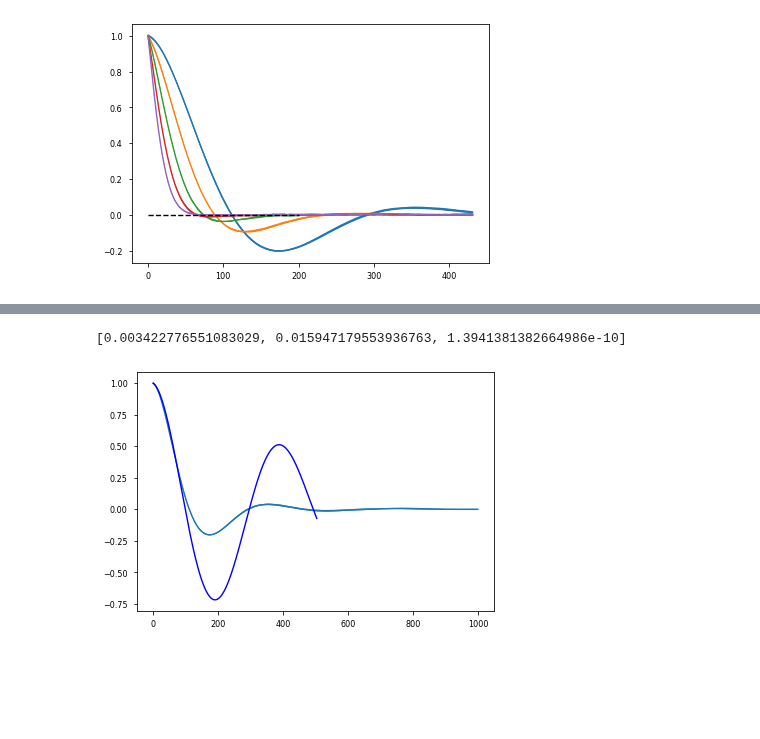
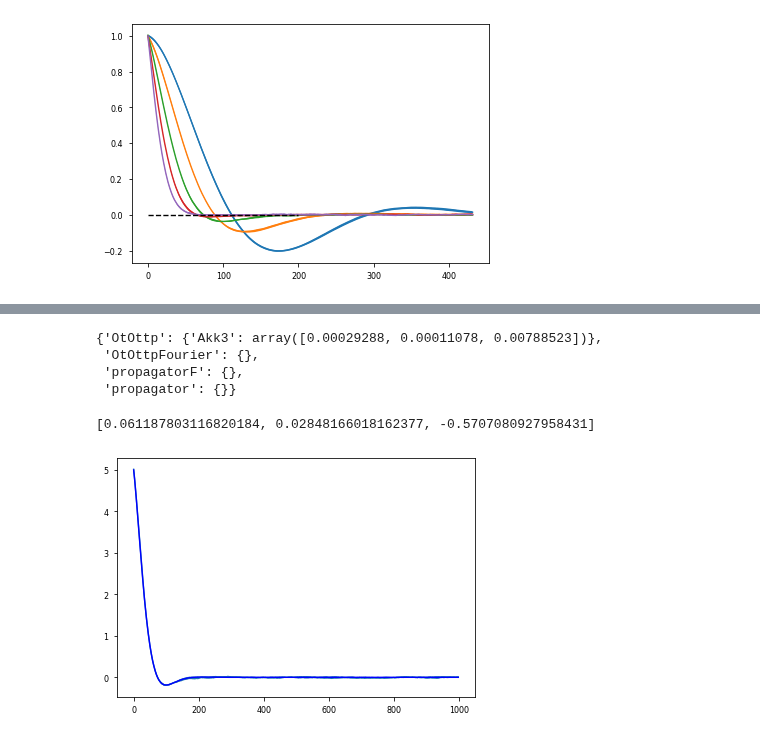
Before and after one commit to jannisgebbo/langevinA, a Jupyter notebook: jupyter_notebooks/ModelG_k_dependence.ipynb, the cells around one changed output, grey strips where cells are left out. Cells and saved outputs as stored; diff of their text form; code cells hidden in the pictures; blank space fills up the shorter version.

```diff
--- a/jupyter_notebooks/ModelG_k_dependence.ipynb
+++ b/jupyter_notebooks/ModelG_k_dependence.ipynb
@@ -16,19 +16,17 @@ from fitv2 import *
 import h5py
 
 
-from scipy.optimize import curve_fit
-from scipy.integrate import quad
 
-from scipy.interpolate import interp1d
-from scipy.optimize import minimize
+#processedDataDir = "../data/processedv4/"
 
 
-processedDataDir = "../data/processedv4/"
-processedDataDir = "../python/"
+#This is the path to were you saved the processed correlators.
+processedDataDir = "../processed/"
+
 
 gdir = '../gnuplot_data/'
 
-%load_ext gnuplot_kernel
+#%load_ext gnuplot_kernel
 
 
 dt=0.72
@@ -54,4 +79,4 @@ plt.plot([0,200],[0,0],'--k')
 # %%
 fitter= dict()
 
-fitter["Akk1"] = Fitter(data, chi0 = chi0, chiperp = 1, L=80, k = 1)
+fitter["Akk3"] = Fitter(data, chi0 = chi0, chiperp = 1, L=80, k = 3)
@@ -60,3 +89,3 @@ fitter["Akk1"].setParValues("OtOttp", "Akk1", [10,1,0.1])
 # %%
-fitter["Akk1"].fit("OtOttp", "Akk1", maxInd=700)
+fitter["Akk3"].fit("OtOttp", "Akk3", minInd=0,maxInd=1600, prune=1)
 # %% [output]
@@ -67,6 +117,13 @@ fitter["Akk1"].fit("OtOttp", "Akk1", maxInd=700)
+# %%
+fitter["Akk3"].parErr
+# %% [output]
+{'OtOttp': {'Akk3': array([0.00029288, 0.00011078, 0.00788523])},
+ 'OtOttpFourier': {},
+ 'propagatorF': {},
+ 'propagator': {}}
 # %%
-plotter.plot(data,"OtOttp","Akk{}".format(1),tMax = 20000, yfact = 1.0 / 5.0)
-fitter["Akk1"].plot("OtOttp", "Akk1")
+plotter.plot(data,"OtOttp","Akk3",tMax = 20000, yfact = 1.0 )
+fitter["Akk3"].plot("OtOttp", "Akk3")
 # %% [output]
-[0.003422776551083029, 0.015947179553936763, 1.3941381382664986e-10]
+[0.061187803116820184, 0.02848166018162377, -0.5707080927958431]
-[figure, old version]
+[figure, new version]
```
Also changed, not shown: parts of 17 cells of this notebook, 2 other files.
